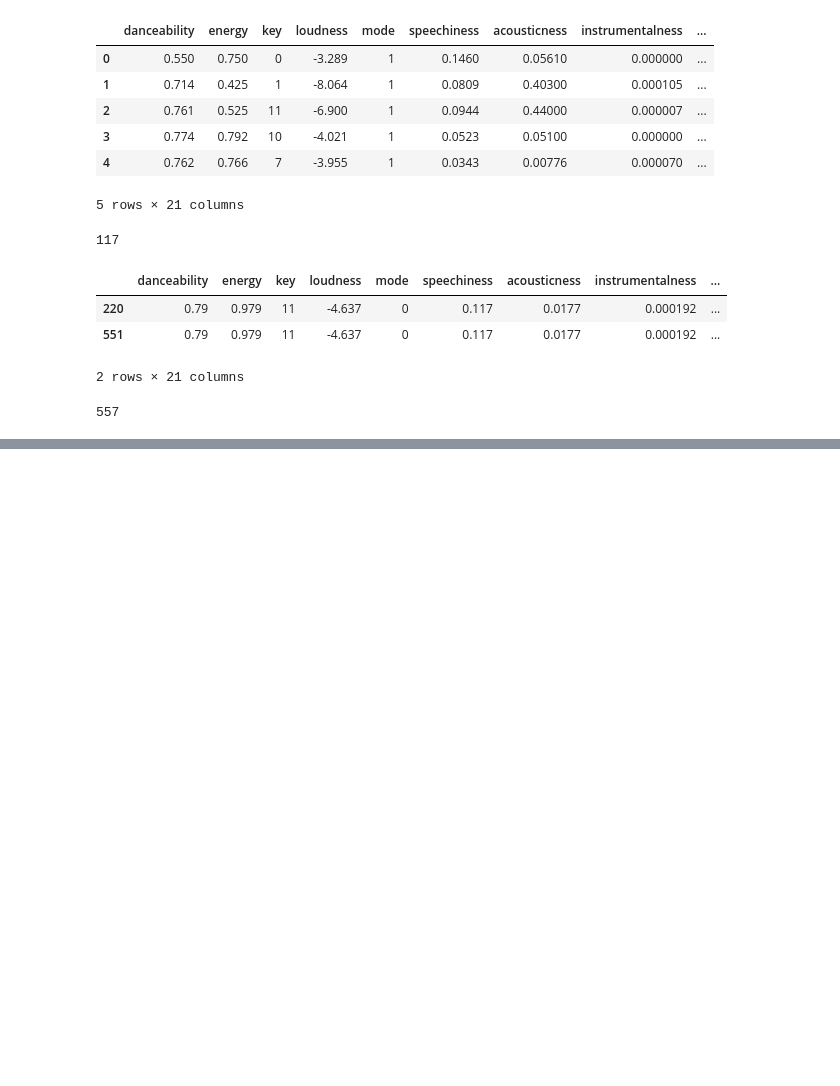
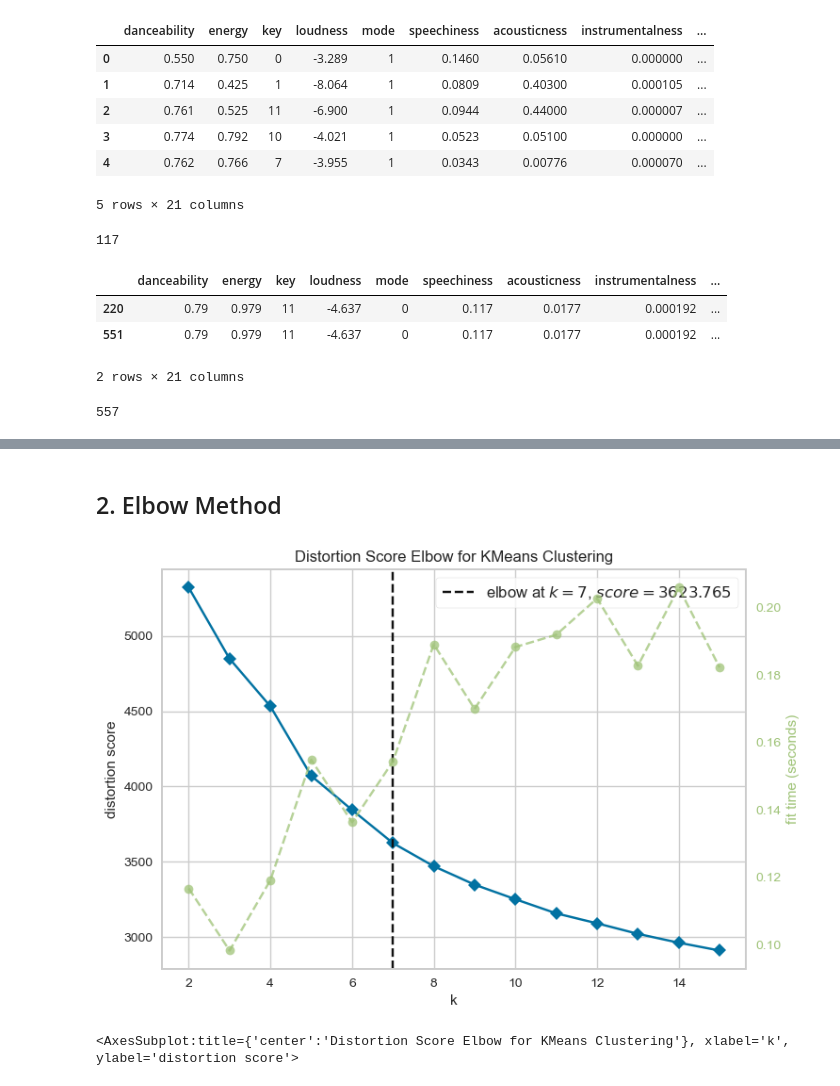
Before and after one commit to suphawadeeth/Data-Analytics-Ironhack, a Jupyter notebook: unit-8/lab-unsupervised-learning-intro/lab-unsupervised-learning-intro.ipynb, the cells around one changed output, grey strips where cells are left out. Drawn from its saved outputs; the diff is of its cells as text; code cells hidden in the pictures; blank space fills up the shorter version.

```diff
--- a/unit-8/lab-unsupervised-learning-intro/lab-unsupervised-learning-intro.ipynb
+++ b/unit-8/lab-unsupervised-learning-intro/lab-unsupervised-learning-intro.ipynb
@@ -273,0 +292,10 @@ df_clustered[df_clustered.cluster==2]
+# %% [markdown]
+## 2. Elbow Method
+# %%
+visualizer = KElbowVisualizer(km, k=(2, 16))
+
+visualizer.fit(X_scaled)    # Fit the data to the visualizer
+visualizer.poof()           # Draw/show/poof the data
+# %% [output]
+[figure, added]
+<AxesSubplot:title={'center':'Distortion Score Elbow for KMeans Clustering'}, xlabel='k', ylabel='distortion score'>
```
Also changed, not shown: parts of 40 cells of this notebook.
